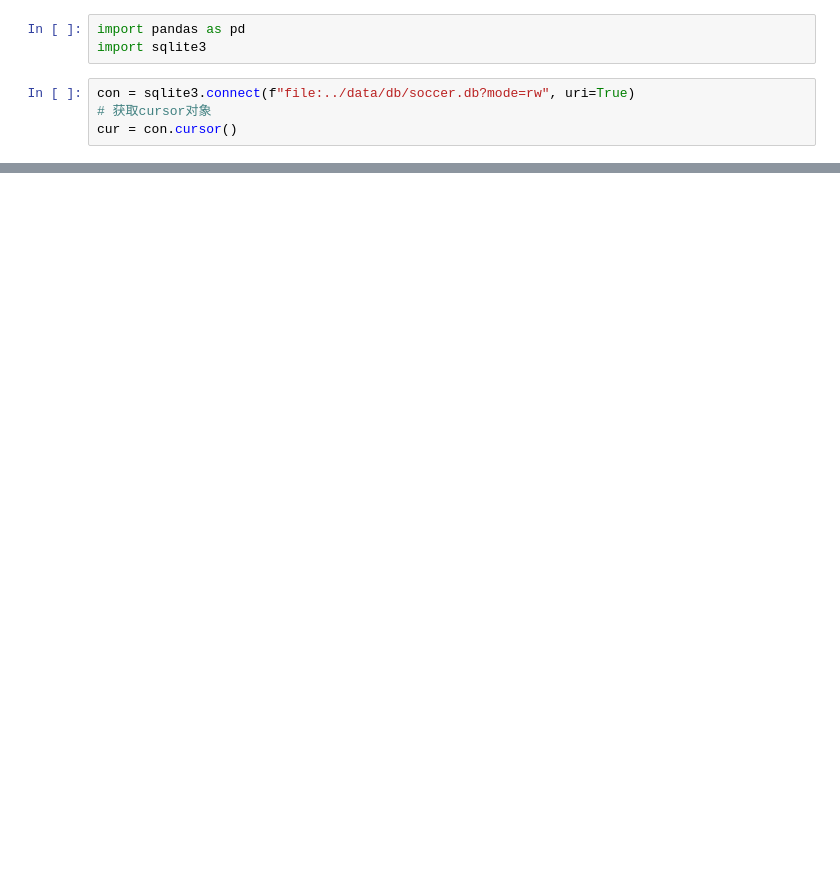
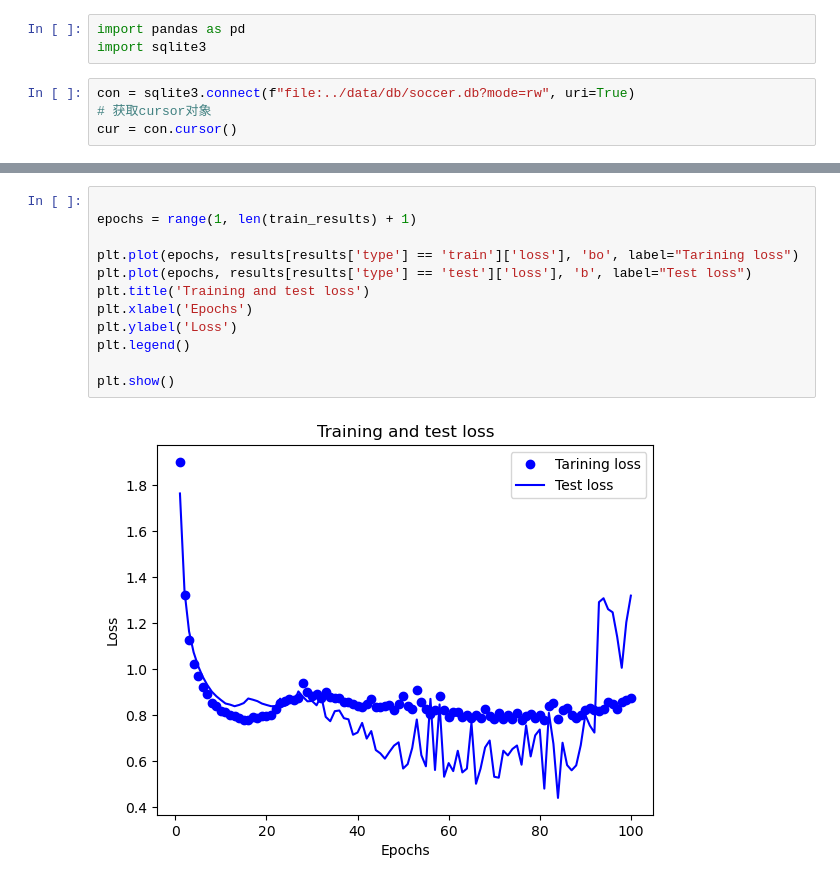
Before and after one commit to fengxichang/SoccerPredictor, a Jupyter notebook: soccerpredictor/results.ipynb, the cells around one changed output, grey strips where cells are left out. Drawn from its saved outputs; the diff is of its cells as text; blank space fills up the shorter version.

```diff
--- a/soccerpredictor/results.ipynb
+++ b/soccerpredictor/results.ipynb
@@ -31,0 +47,14 @@ train_results
+# %%
+
+epochs = range(1, len(train_results) + 1)
+
+plt.plot(epochs, results[results['type'] == 'train']['loss'], 'bo', label="Tarining loss")
+plt.plot(epochs, results[results['type'] == 'test']['loss'], 'b', label="Test loss")
+plt.title('Training and test loss')
+plt.xlabel('Epochs')
+plt.ylabel('Loss')
+plt.legend()
+
+plt.show()
+# %% [output]
+[figure, added]
```
Also changed, not shown: parts of 3 cells of this notebook, 2 other files.
